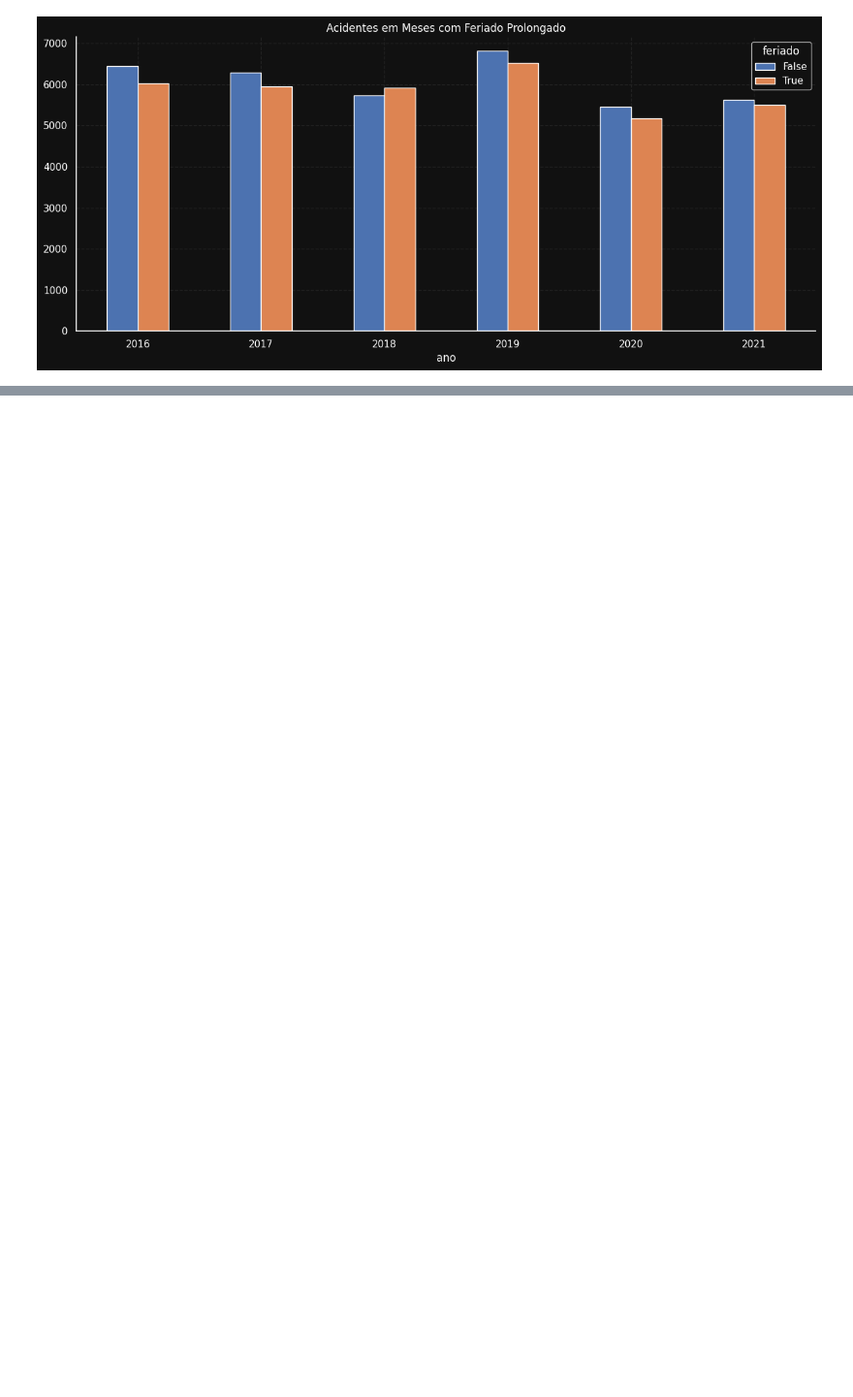
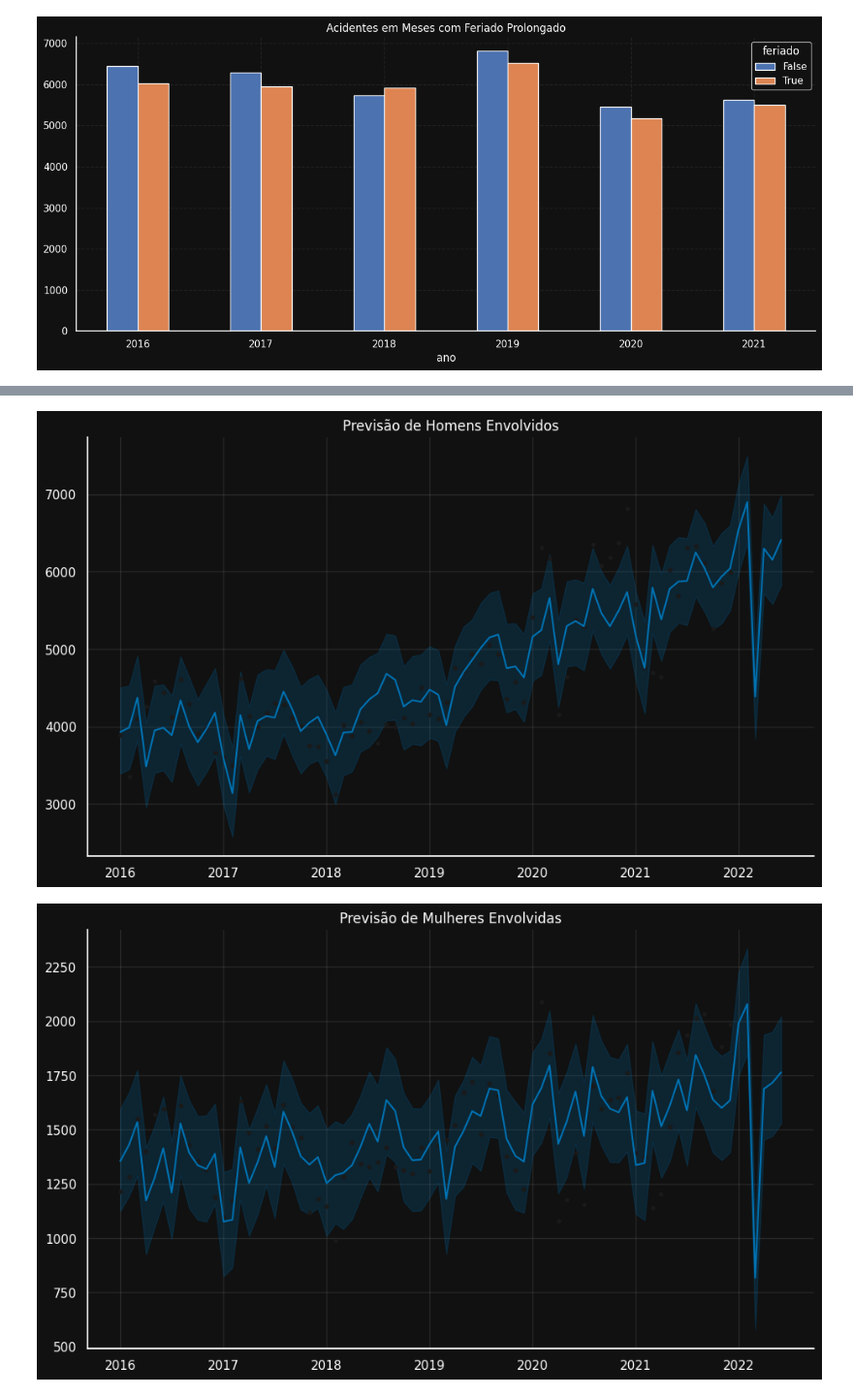
Before and after one commit to redsonlopez/accidata, a Jupyter notebook: notebooks/eda.ipynb, the cells around one changed output, grey strips where cells are left out. Shown at 97% size. Saved outputs shown, nothing was run; the diff lists cells and outputs as text; code cells hidden in the pictures; blank space fills up the shorter version.

```diff
--- a/notebooks/eda.ipynb
+++ b/notebooks/eda.ipynb
@@ -199,0 +239,33 @@ plt.xticks(rotation=0);
+# %%
+df_sexo = df.copy()
+df_sexo['data'] = pd.to_datetime(df_sexo['data'])
+
+grupo = df_sexo.groupby([df_sexo['data'].dt.to_period('M'), 'sexo']).size().reset_index(name='envolvidos')
+grupo['data'] = grupo['data'].dt.to_timestamp()
+
+# Filtra só homens
+homens = grupo[grupo['sexo'] == 'M'][['data', 'envolvidos']].rename(columns={'data': 'ds', 'envolvidos': 'y'})
+
+# Mesma coisa com mulheres
+mulheres = grupo[grupo['sexo'] == 'F'][['data', 'envolvidos']].rename(columns={'data': 'ds', 'envolvidos': 'y'})
+
+# Previsão para cada um
+modelo_h = Prophet()
+modelo_h.fit(homens)
+futuro_h = modelo_h.make_future_dataframe(periods=6, freq='ME')
+prev_h = modelo_h.predict(futuro_h)
+
+modelo_m = Prophet()
+modelo_m.fit(mulheres)
+futuro_m = modelo_m.make_future_dataframe(periods=6, freq='ME')
+prev_m = modelo_m.predict(futuro_m)
+
+# Visualizações separadas
+fig_h = modelo_h.plot(prev_h)
+plt.title("Previsão de Homens Envolvidos")
+personalizar_grafico(fig_h)
+
+fig_m = modelo_m.plot(prev_m)
+plt.title("Previsão de Mulheres Envolvidas")
+personalizar_grafico(fig_m)
+# %% [output]
@@ -199,0 +276,2 @@ plt.xticks(rotation=0);
+[figure, added]
+[figure, added]
```
Also changed, not shown: parts of 3 cells of this notebook, 5 other files.
